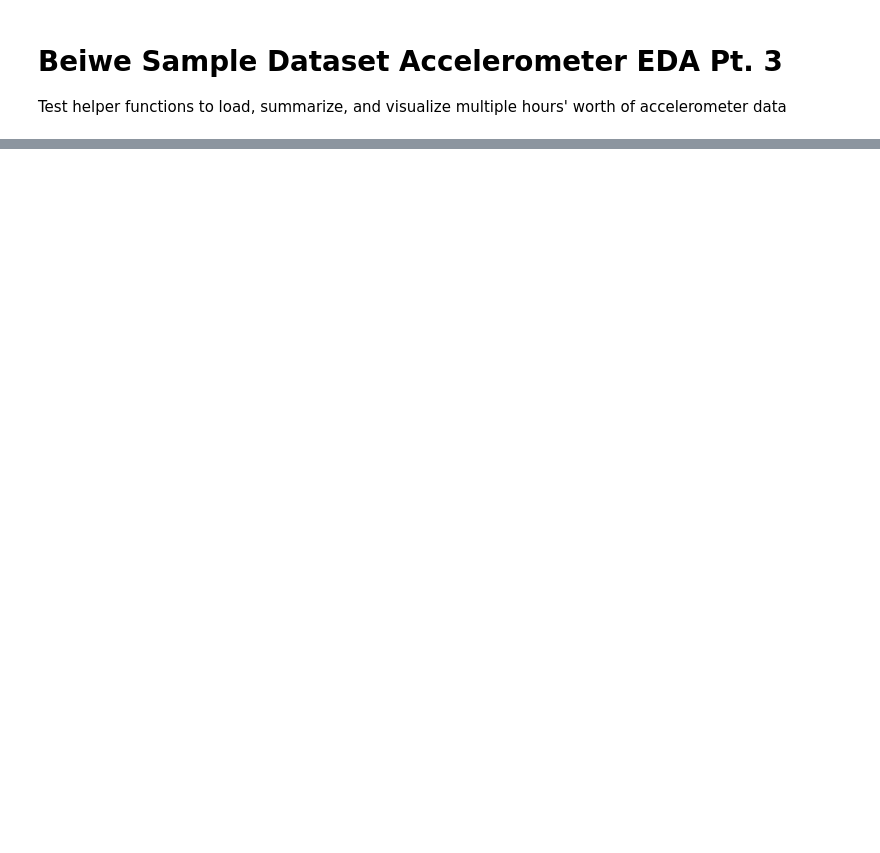
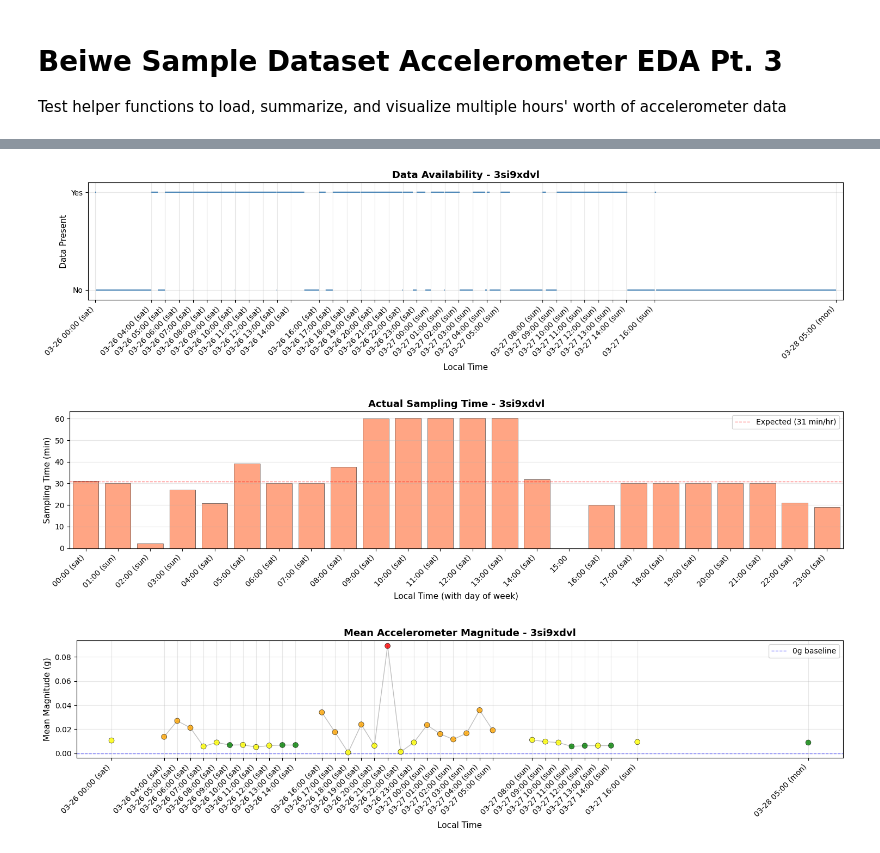
Before and after one commit to elizabethyoo/sample_imputation, a Jupyter notebook: notebooks/02_plot_multi_hr_acc_data.ipynb, the cells around one changed output, grey strips where cells are left out. Drawn from its saved outputs; the diff is of its cells as text; code cells hidden in the pictures; blank space fills up the shorter version.

```diff
--- a/notebooks/02_plot_multi_hr_acc_data.ipynb
+++ b/notebooks/02_plot_multi_hr_acc_data.ipynb
@@ -127,0 +128,9 @@ else:
+# %%
+summary_3days = summarize_period(
+    subject_id=SUBJECT_ID,
+    start_date='2022-03-26',
+    end_date='2022-03-28',
+    base_path=BASE_PATH
+)
+
+print(f"Loaded {len(summary_3days)} hours across 3 days")
@@ -127,0 +155,13 @@ else:
+# %%
+plot_data_availability(summary_3days, time_unit='hour')
+plt.show()
+
+plot_sampling_time(summary_3days, time_unit='hour')
+plt.show()
+
+plot_mean_magnitude(summary_3days, time_unit='hour')
+plt.show()
+# %% [output]
+[figure, added]
+[figure, added]
+[figure, added]
```
Also changed, not shown: parts of 3 cells of this notebook, 4 other files.
